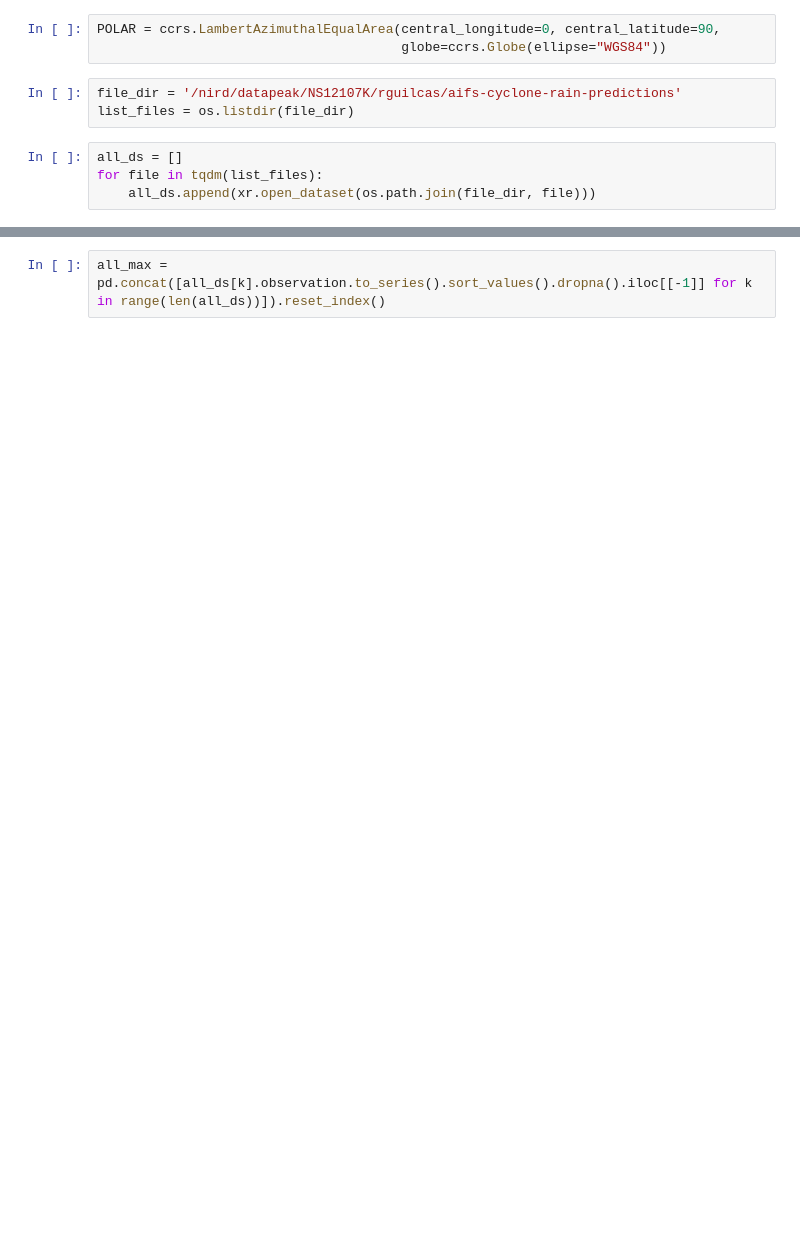
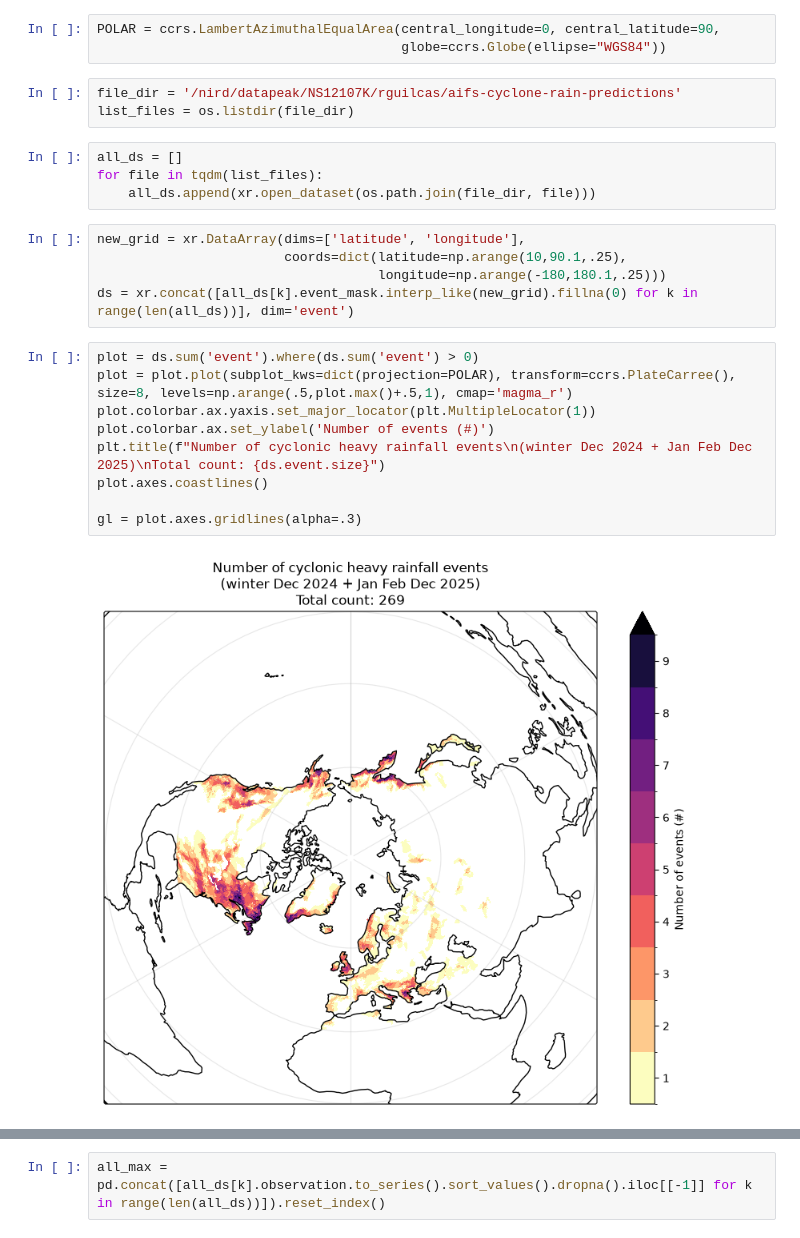
Before and after one commit to rguilcas/AIFS_cyclone_precip_evaluation, a Jupyter notebook: rain_assessment/evaluation_aifs_winter.ipynb, the cells around one changed output, grey strips where cells are left out. Cells and saved outputs as stored; diff of their text form; blank space fills up the shorter version.

```diff
--- a/rain_assessment/evaluation_aifs_winter.ipynb
+++ b/rain_assessment/evaluation_aifs_winter.ipynb
@@ -16,3 +21,19 @@ list_files = os.listdir(file_dir)
 all_ds = []
 for file in tqdm(list_files):
     all_ds.append(xr.open_dataset(os.path.join(file_dir, file)))
+# %%
+new_grid = xr.DataArray(dims=['latitude', 'longitude'],
+                        coords=dict(latitude=np.arange(10,90.1,.25),
+                                    longitude=np.arange(-180,180.1,.25)))
+ds = xr.concat([all_ds[k].event_mask.interp_like(new_grid).fillna(0) for k in range(len(all_ds))], dim='event')
+# %%
+plot = ds.sum('event').where(ds.sum('event') > 0)
+plot = plot.plot(subplot_kws=dict(projection=POLAR), transform=ccrs.PlateCarree(), size=8, levels=np.arange(.5,plot.max()+.5,1), cmap='magma_r')
+plot.colorbar.ax.yaxis.set_major_locator(plt.MultipleLocator(1))
+plot.colorbar.ax.set_ylabel('Number of events (#)')
+plt.title(f"Number of cyclonic heavy rainfall events\n(winter Dec 2024 + Jan Feb Dec 2025)\nTotal count: {ds.event.size}")
+plot.axes.coastlines()
+
+gl = plot.axes.gridlines(alpha=.3)
+# %% [output]
+[figure, added]
```
Also changed, not shown: parts of 17 cells of this notebook, 1 other file.
